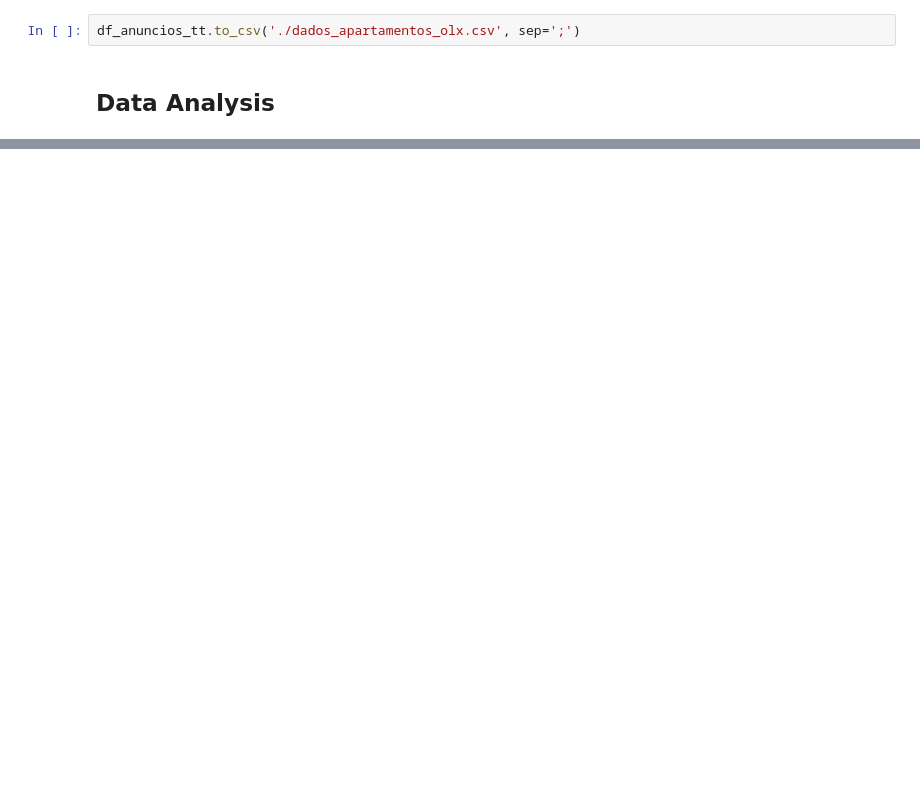
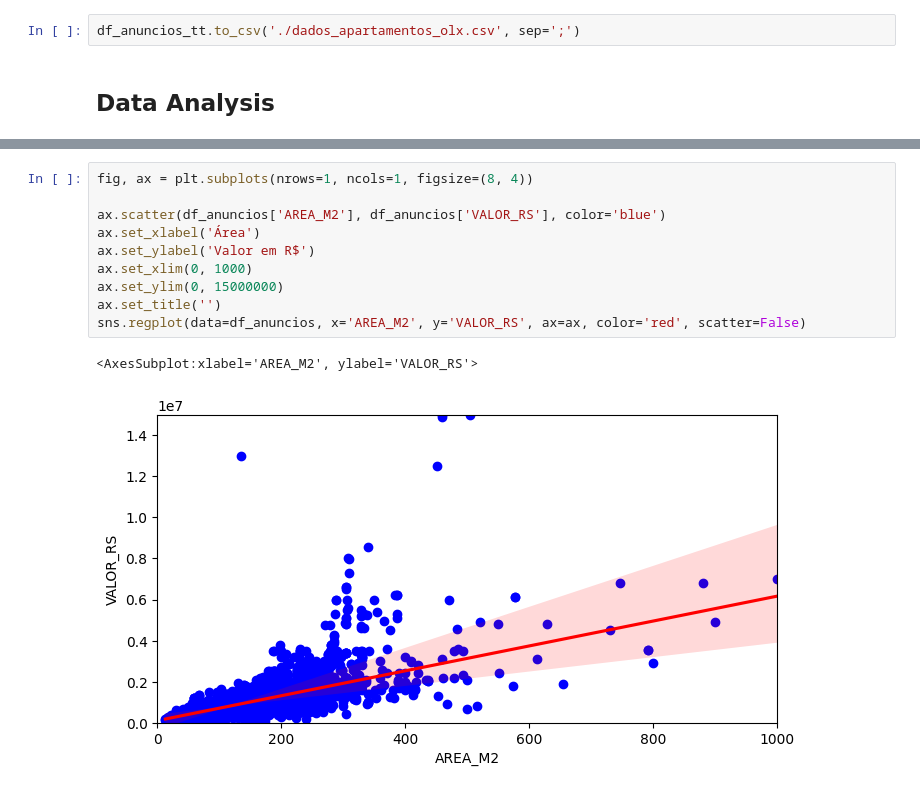
Before and after one commit to danrmoliv/apartment_prices_olx, a Jupyter notebook: precos_apartamentos.ipynb, the cells around one changed output, grey strips where cells are left out. Cells and saved outputs as stored; diff of their text form; blank space fills up the shorter version.

```diff
--- a/precos_apartamentos.ipynb
+++ b/precos_apartamentos.ipynb
@@ -221,0 +280,13 @@ df_anuncios
+# %%
+fig, ax = plt.subplots(nrows=1, ncols=1, figsize=(8, 4))
+
+ax.scatter(df_anuncios['AREA_M2'], df_anuncios['VALOR_RS'], color='blue')
+ax.set_xlabel('Área')
+ax.set_ylabel('Valor em R$')
+ax.set_xlim(0, 1000)
+ax.set_ylim(0, 15000000)
+ax.set_title('')
+sns.regplot(data=df_anuncios, x='AREA_M2', y='VALOR_RS', ax=ax, color='red', scatter=False)
+# %% [output]
+<AxesSubplot:xlabel='AREA_M2', ylabel='VALOR_RS'>
+[figure, added]
```
Also changed, not shown: parts of 10 cells of this notebook.
